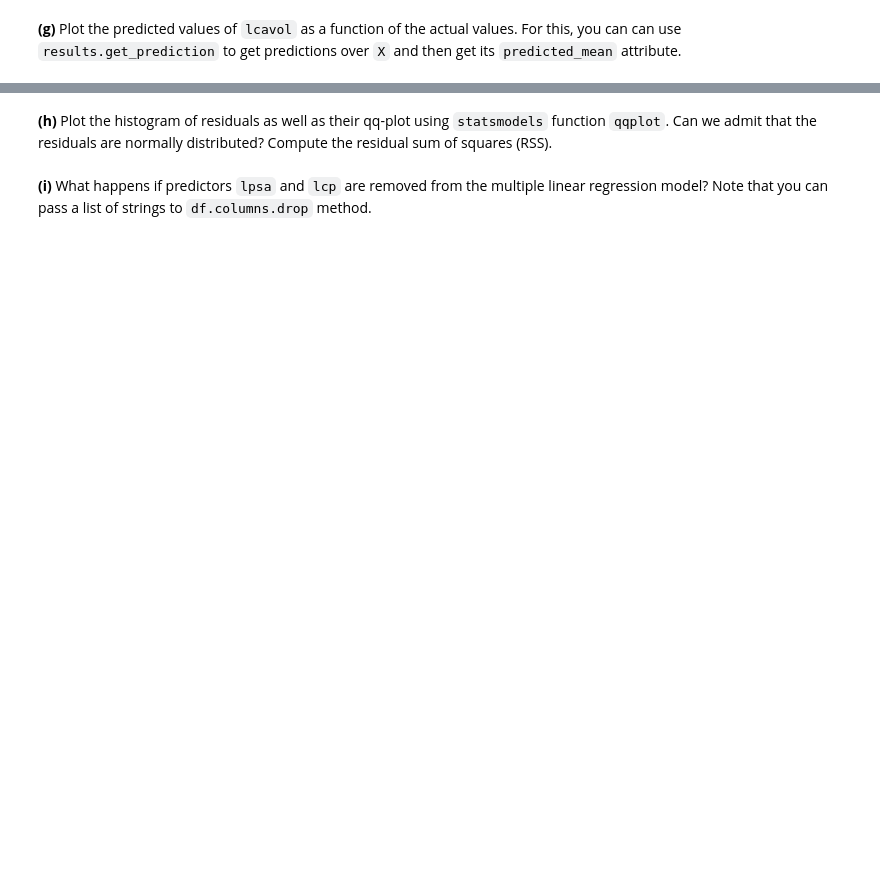
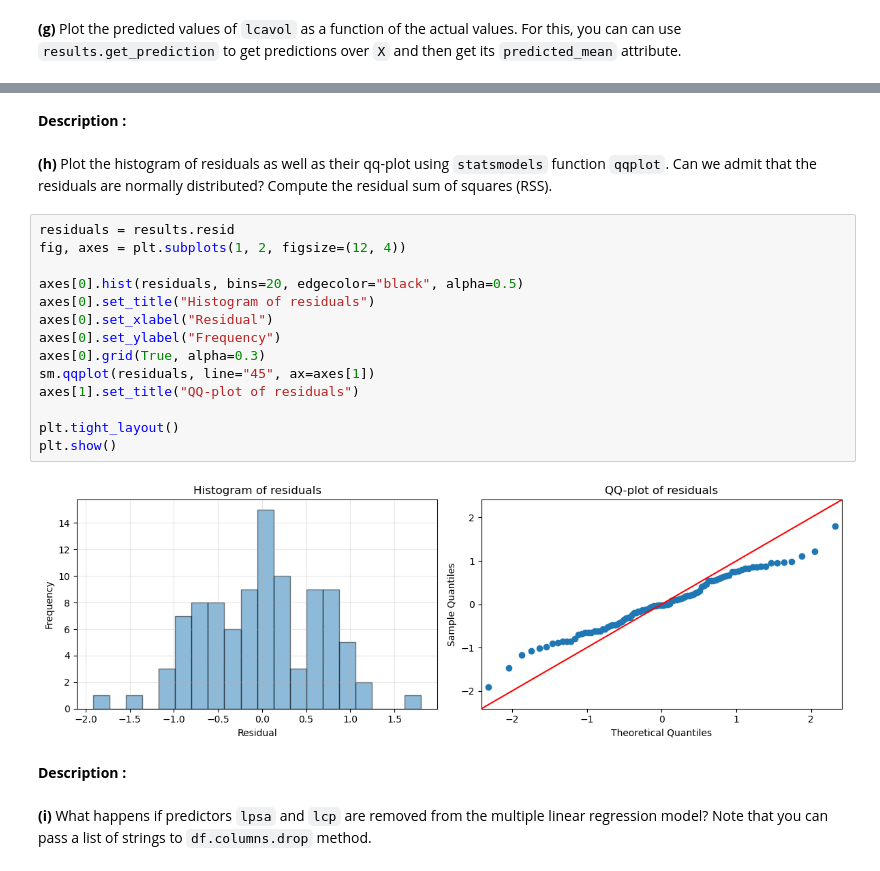
Before and after one commit to martinouks/isla_tp, a Jupyter notebook: TP1/TP1.ipynb, the cells around one changed output, grey strips where cells are left out. Saved outputs shown, nothing was run; the diff lists cells and outputs as text; blank space fills up the shorter version.

```diff
--- a/TP1/TP1.ipynb
+++ b/TP1/TP1.ipynb
@@ -167,4 +393,24 @@ Use command `results.sumary()` to get the statistical summary of the estimated c
+# %% [markdown]
+**Description :**
 # %% [markdown]
 **(h)** Plot the histogram of residuals as well as their qq-plot using `statsmodels` function `qqplot`. Can we admit that the residuals are normally distributed? Compute the residual sum of squares (RSS).
+# %%
+residuals = results.resid
+fig, axes = plt.subplots(1, 2, figsize=(12, 4))
+
+axes[0].hist(residuals, bins=20, edgecolor="black", alpha=0.5)
+axes[0].set_title("Histogram of residuals")
+axes[0].set_xlabel("Residual")
+axes[0].set_ylabel("Frequency")
+axes[0].grid(True, alpha=0.3)
+sm.qqplot(residuals, line="45", ax=axes[1])
+axes[1].set_title("QQ-plot of residuals")
+
+plt.tight_layout()
+plt.show()
+# %% [output]
+[figure, added]
+# %% [markdown]
+**Description :**
 # %% [markdown]
 **(i)** What happens if predictors `lpsa` and `lcp` are removed from the multiple linear regression model? Note that you can pass a list of strings to `df.columns.drop` method.
```
Also changed, not shown: parts of 21 cells of this notebook.
